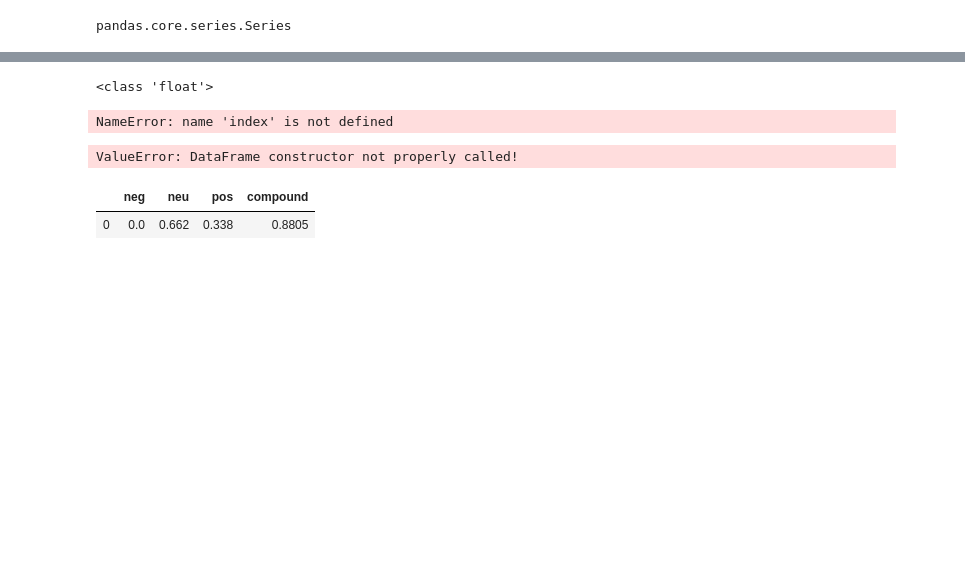
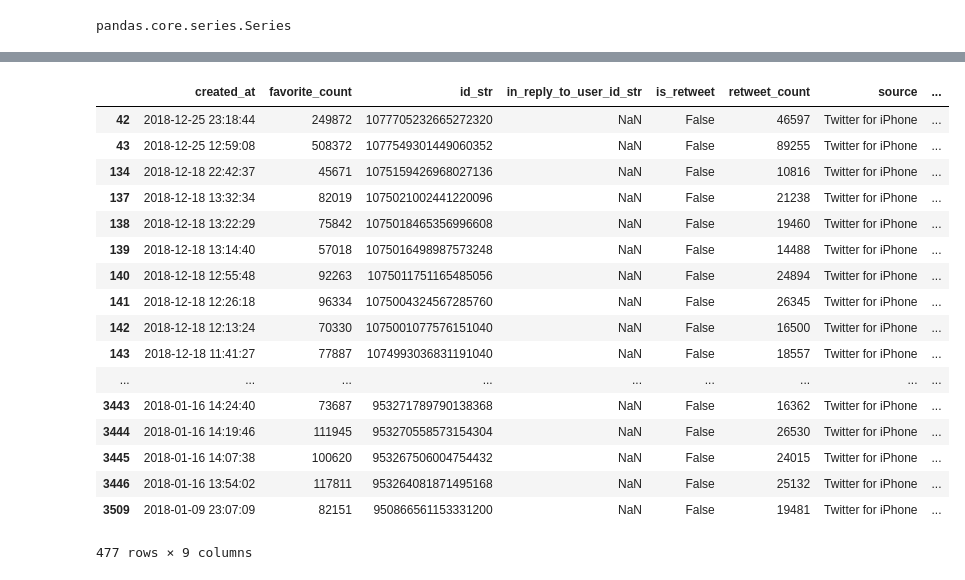
Before and after one commit to dorisep/Project3, a Jupyter notebook: NLP vader.ipynb, the cells around one changed output, grey strips where cells are left out. Drawn from its saved outputs; the diff is of its cells as text; code cells hidden in the pictures; blank space fills up the shorter version.

```diff
--- a/NLP vader.ipynb
+++ b/NLP vader.ipynb
@@ -91,18 +146,0 @@ for sentence in sentences:
-# %%
-DataFrame.from_items(items, columns=None, orient='columns')
-# %% [output]
-<class 'float'>
-# %%
-df.join(pd.DataFrame(ss, index[0]))
-# %% [output]
-NameError: name 'index' is not defined
-# %%
-df = pd.DataFrame(score,
-index = [0])
-# %% [output]
-ValueError: DataFrame constructor not properly called!
-# %%
-df
-# %% [output]
-|  | neg | neu | pos | compound |
-| 0 | 0.0 | 0.662 | 0.338 | 0.8805 |
@@ -122,0 +147,22 @@ plt.savefig('Season1.png')
+# %%
+Tuesday_df=dfRt.loc[dfRt['day_of_week'] == "Tuesday"]
+Tuesday_df
+# %% [output]
+|  | created_at | favorite_count | id_str | in_reply_to_user_id_str | is_retweet | retweet_count | source | ... |
+| 42 | 2018-12-25 23:18:44 | 249872 | 1077705232665272320 | NaN | False | 46597 | Twitter for iPhone | ... |
+| 43 | 2018-12-25 12:59:08 | 508372 | 1077549301449060352 | NaN | False | 89255 | Twitter for iPhone | ... |
+| 134 | 2018-12-18 22:42:37 | 45671 | 1075159426968027136 | NaN | False | 10816 | Twitter for iPhone | ... |
+| 137 | 2018-12-18 13:32:34 | 82019 | 1075021002441220096 | NaN | False | 21238 | Twitter for iPhone | ... |
+| 138 | 2018-12-18 13:22:29 | 75842 | 1075018465356996608 | NaN | False | 19460 | Twitter for iPhone | ... |
+| 139 | 2018-12-18 13:14:40 | 57018 | 1075016498987573248 | NaN | False | 14488 | Twitter for iPhone | ... |
+| 140 | 2018-12-18 12:55:48 | 92263 | 1075011751165485056 | NaN | False | 24894 | Twitter for iPhone | ... |
+| 141 | 2018-12-18 12:26:18 | 96334 | 1075004324567285760 | NaN | False | 26345 | Twitter for iPhone | ... |
+| 142 | 2018-12-18 12:13:24 | 70330 | 1075001077576151040 | NaN | False | 16500 | Twitter for iPhone | ... |
+| 143 | 2018-12-18 11:41:27 | 77887 | 1074993036831191040 | NaN | False | 18557 | Twitter for iPhone | ... |
+| ... | ... | ... | ... | ... | ... | ... | ... | ... |
+| 3443 | 2018-01-16 14:24:40 | 73687 | 953271789790138368 | NaN | False | 16362 | Twitter for iPhone | ... |
+| 3444 | 2018-01-16 14:19:46 | 111945 | 953270558573154304 | NaN | False | 26530 | Twitter for iPhone | ... |
+| 3445 | 2018-01-16 14:07:38 | 100620 | 953267506004754432 | NaN | False | 24015 | Twitter for iPhone | ... |
+| 3446 | 2018-01-16 13:54:02 | 117811 | 953264081871495168 | NaN | False | 25132 | Twitter for iPhone | ... |
+| 3509 | 2018-01-09 23:07:09 | 82151 | 950866561153331200 | NaN | False | 19481 | Twitter for iPhone | ... |
+477 rows × 9 columns
```
Also changed, not shown: parts of 18 cells of this notebook.
